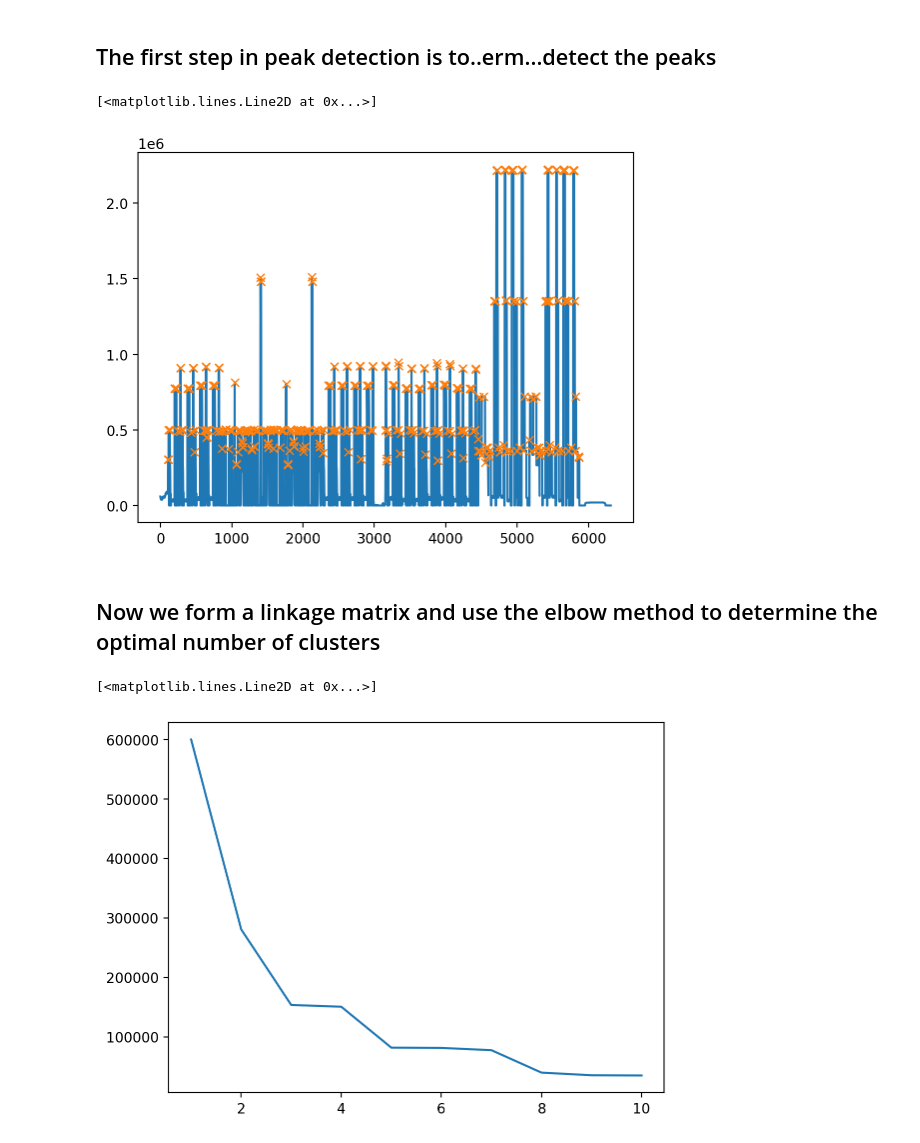
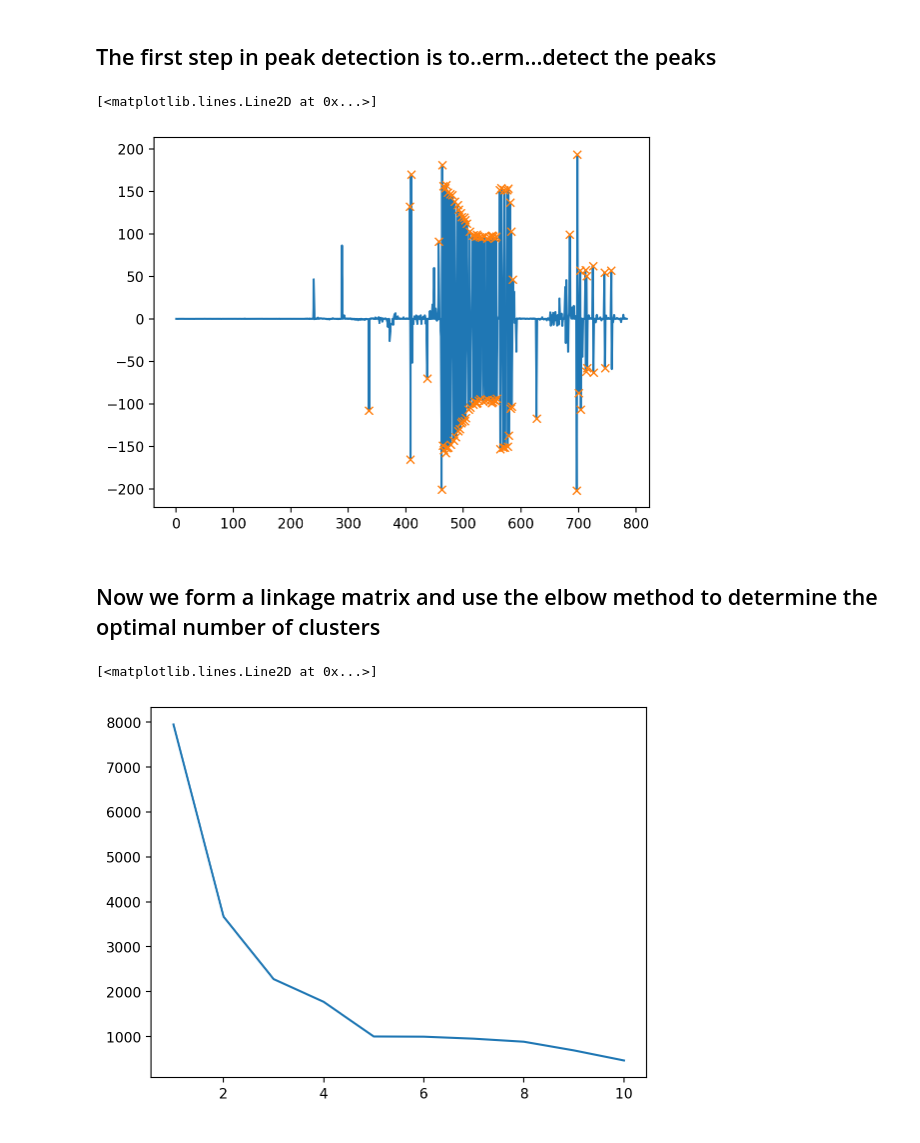
Before and after one commit to dream-team-nadia-woody/epilator, a Jupyter notebook: i_just_need_a_notebook.ipynb, the cells around one changed output. Saved outputs shown, nothing was run; the diff lists cells and outputs as text; code cells hidden in the pictures.

Commit message:
more work on peak detection

```diff
--- a/i_just_need_a_notebook.ipynb
+++ b/i_just_need_a_notebook.ipynb
@@ -22,10 +23,11 @@ warnings.simplefilter("ignore")
 %matplotlib inline
 %config InlineBackend.figure_format = 'retina'
 # %%
+reload(vl)
+reload(c)
 reload(v)
-reload(vl)
-avid = v.Video.from_file('',Conversions.RGB)
-grayvid = avid.mask('red').gray.agg('sum')
+avid = v.Video.from_file('videos/Banned Pokemon Seizure Scene.mp4',Conversions.RGB)
+grayvid = avid.mask('red').gray.difference(1,'mean')
 plt.plot(grayvid)
 # %% [output]
 [<matplotlib.lines.Line2D at 0x...>]
@@ -33,14 +35,19 @@ plt.plot(grayvid)
 # %% [markdown]
 ## The first step in peak detection is to..erm...detect the peaks
 # %%
+reload(vl)
+reload(v)
+reload(c)
 mask_channel = 'red'
-aggvid = avid.mask(mask_channel).gray.agg('sum')
-peaks,_ = find_peaks(aggvid,height=250000)
+aggvid = avid.gray.difference(1,'mean')
+peaks,_ = find_peaks(aggvid,prominence=100)
+valleys,_ = find_peaks(-aggvid,prominence=100)
+peaks = np.sort(np.concatenate((peaks,valleys)))
 plt.plot(aggvid)
 plt.plot(peaks,aggvid[peaks],'x')
 # %% [output]
 [<matplotlib.lines.Line2D at 0x...>]
-[figure, old version]
+[figure, new version]
 # %% [markdown]
 ## Now we form a linkage matrix and use the elbow method to determine the optimal number of clusters
 # %%
@@ -52,5 +59,5 @@ idx =np.arange(1,len(last)+1)
 plt.plot(idx,last_rev)
 # %% [output]
 [<matplotlib.lines.Line2D at 0x...>]
-[figure, old version]
+[figure, new version]
 # %%
```
Also changed, not shown: parts of 13 cells of this notebook, 2 other files.
